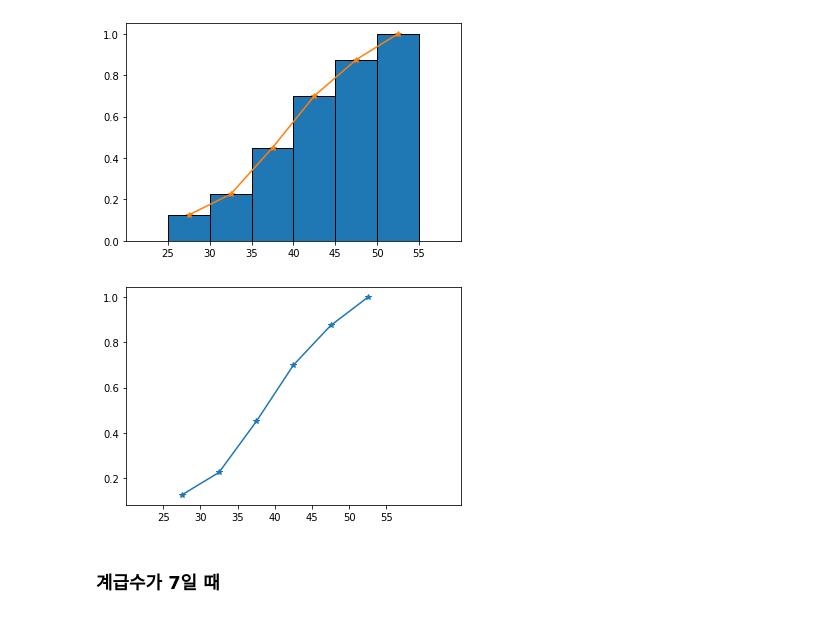
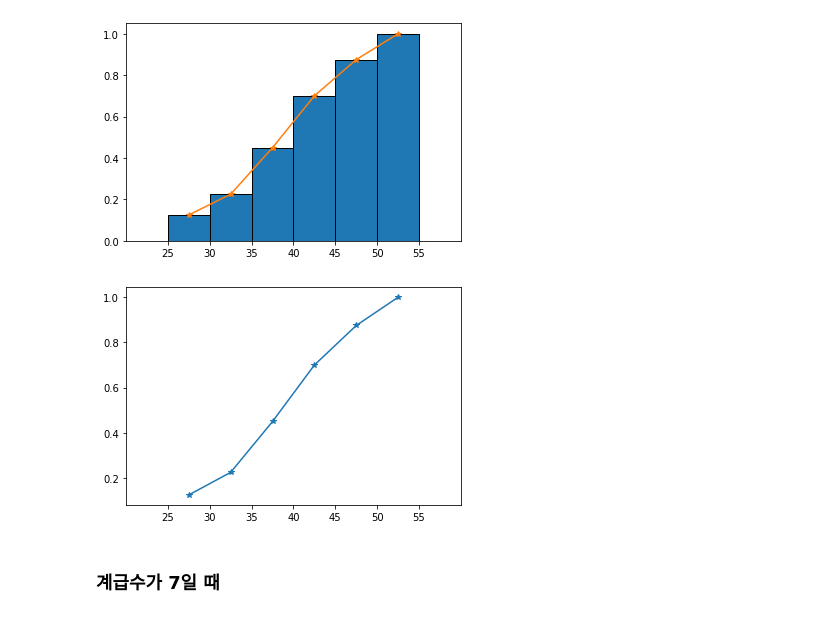
Before and after one commit to enfycius/Statistics, a Jupyter notebook: HW1/2-21.ipynb, the cells around one changed output. Drawn from its saved outputs; the diff is of its cells as text; code cells hidden in the pictures.

```diff
--- a/HW1/2-21.ipynb
+++ b/HW1/2-21.ipynb
@@ -247,12 +247,12 @@ plt.savefig("./6_relative_cum.png")
 # %%
 centers = 0.5*(bins[1:] + bins[:-1])
 
 plt.plot(centers, counts, "-*")
 plt.xticks(np.arange(25, 60, 5))
-plt.xlim(20, 65)
+plt.xlim(20, 60)
 plt.savefig("./6_relative_cum_alone.png")
 # %% [output]
-[figure, old version]
+[figure, new version]
 # %% [markdown]
 ### 계급수가 7일 때
 # %% [markdown]
```
Also changed, not shown: parts of 11 cells of this notebook, 1 other file.
